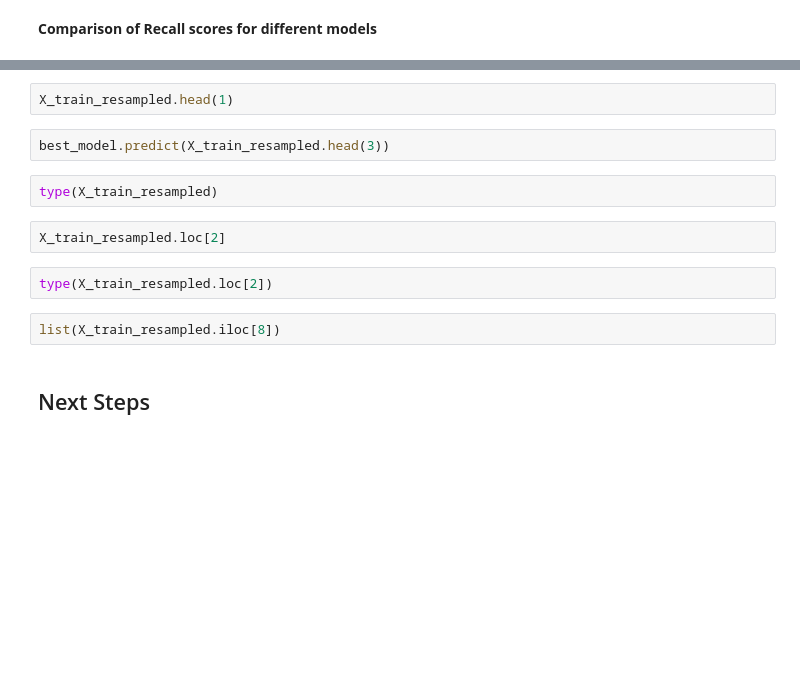
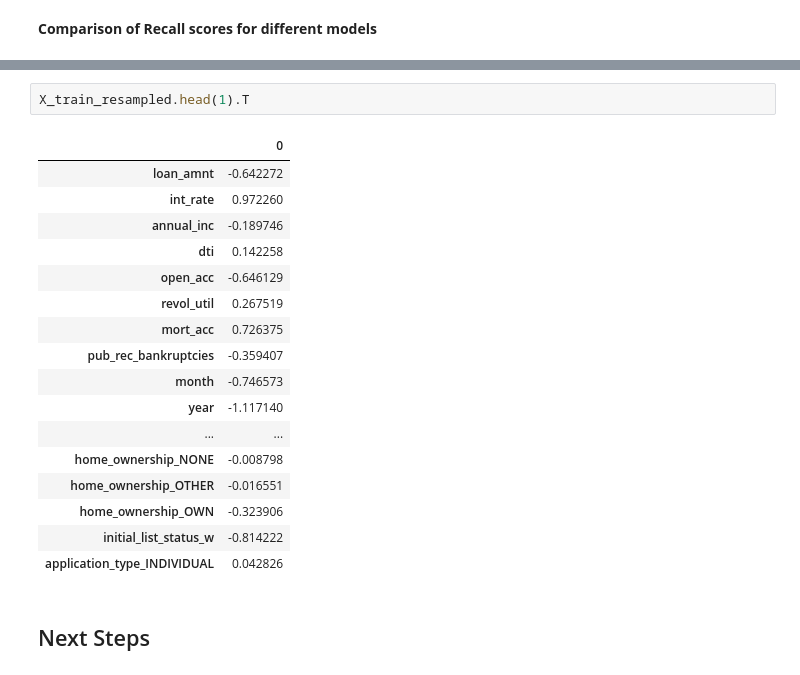
Before and after one commit to botchavs/capstone, a Jupyter notebook: Capstone_working.ipynb, the cells around one changed output, grey strips where cells are left out. Cells and saved outputs as stored; diff of their text form; blank space fills up the shorter version.

```diff
--- a/Capstone_working.ipynb
+++ b/Capstone_working.ipynb
@@ -2488,15 +2631,23 @@ X_train_resampled.info()
 # %%
-X_train_resampled.head(1)
+X_train_resampled.head(1).T
+# %% [output]
+|  | 0 |
+| loan_amnt | -0.642272 |
+| int_rate | 0.972260 |
+| annual_inc | -0.189746 |
+| dti | 0.142258 |
+| open_acc | -0.646129 |
+| revol_util | 0.267519 |
+| mort_acc | 0.726375 |
+| pub_rec_bankruptcies | -0.359407 |
+| month | -0.746573 |
+| year | -1.117140 |
+| ... | ... |
+| home_ownership_NONE | -0.008798 |
+| home_ownership_OTHER | -0.016551 |
+| home_ownership_OWN | -0.323906 |
+| initial_list_status_w | -0.814222 |
+| application_type_INDIVIDUAL | 0.042826 |
-# %%
-best_model.predict(X_train_resampled.head(3))
-# %%
-type(X_train_resampled)
-# %%
-X_train_resampled.loc[2]
-# %%
-type(X_train_resampled.loc[2])
-# %%
-list(X_train_resampled.iloc[8])
 # %% [markdown]
 ## Next Steps
 # %% [markdown]
```
Also changed, not shown: parts of 74 cells of this notebook, 1 other file.
